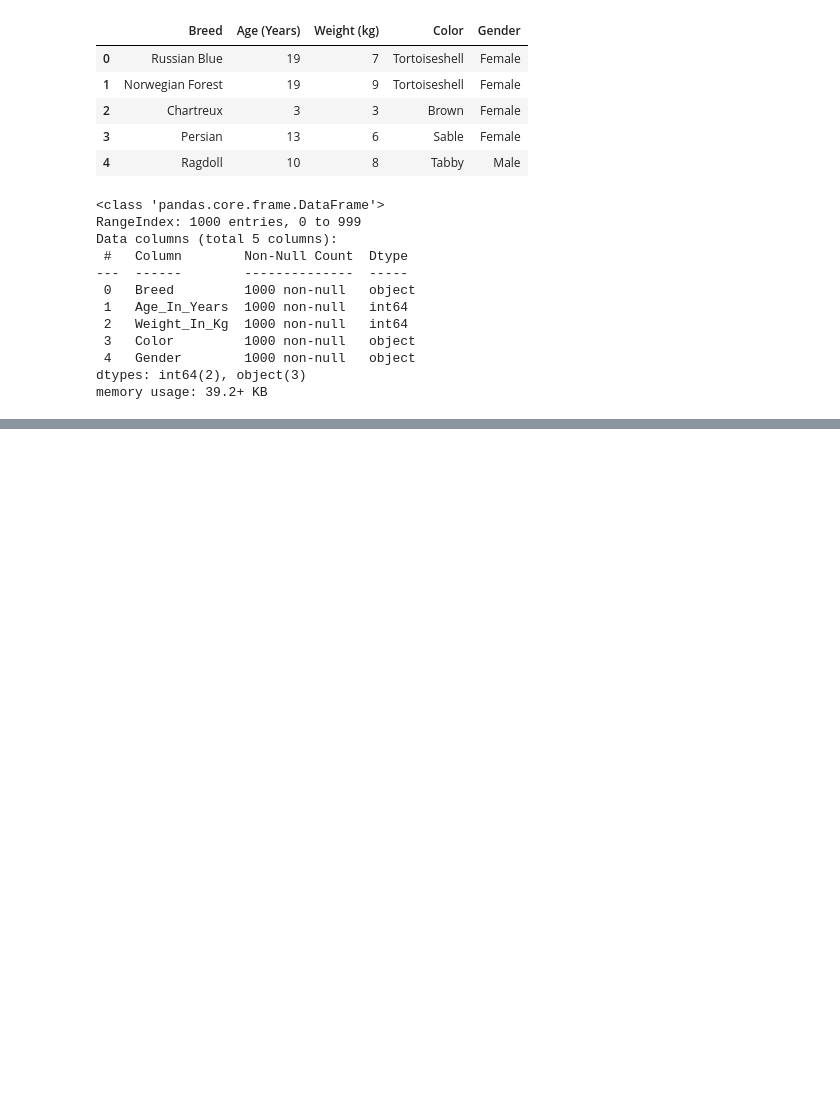
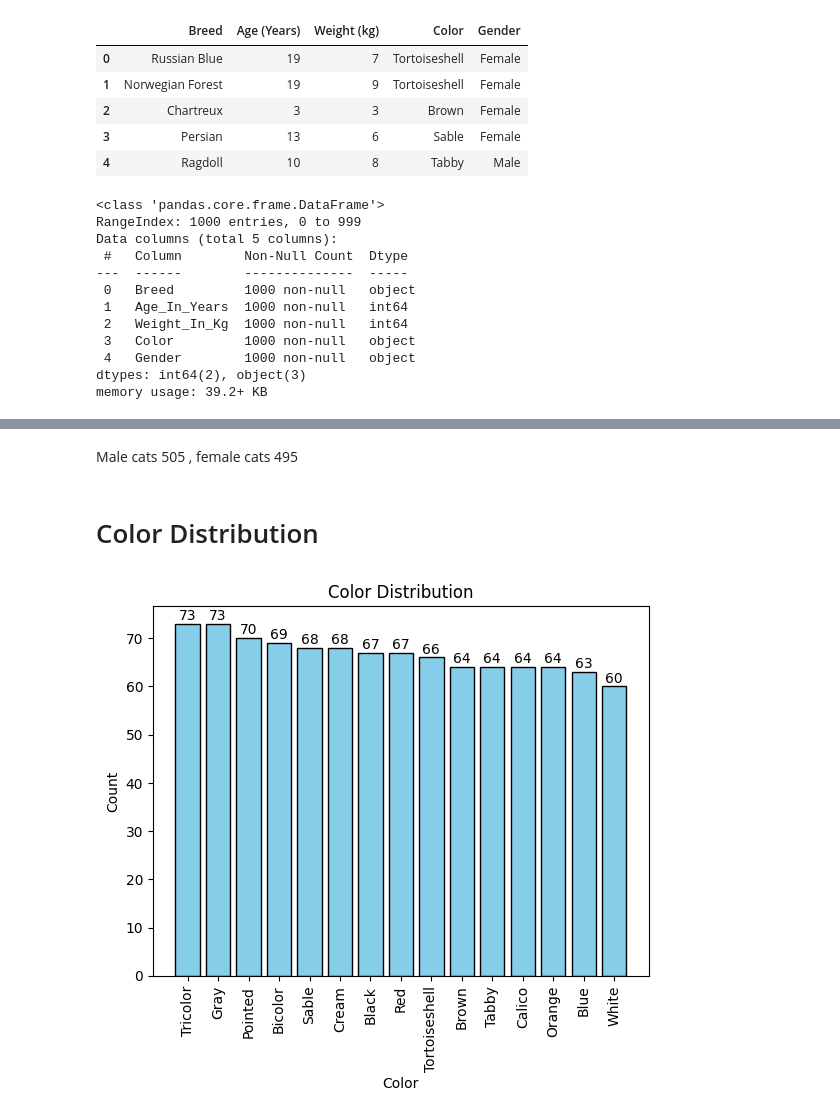
Before and after one commit to hasanenesguray/Data-Science-Projects, a Jupyter notebook: Data Analysis/Cats/Cats.ipynb, the cells around one changed output, grey strips where cells are left out. Saved outputs shown, nothing was run; the diff lists cells and outputs as text; code cells hidden in the pictures; blank space fills up the shorter version.

```diff
--- a/Data Analysis/Cats/Cats.ipynb
+++ b/Data Analysis/Cats/Cats.ipynb
@@ -45,0 +120,17 @@ memory usage: 39.2+ KB
+# %% [markdown]
+Male cats 505 , female cats 495
+# %% [markdown]
+# Color Distribution
+# %%
+Color_counts = df['Color'].value_counts()
+
+plt.title('Color Distribution')
+plt.xlabel('Color')
+plt.ylabel('Count')
+plt.bar(Color_counts.index, Color_counts.values, color='skyblue', edgecolor='black')
+plt.xticks(rotation=90)
+# Optionally, add counts on top of each bar
+for index, value in enumerate(Color_counts.values):
+    plt.text(index, value + 0.2, str(value), ha='center', va='bottom')
+# %% [output]
+[figure, added]
```
Also changed, not shown: parts of 19 cells of this notebook.
